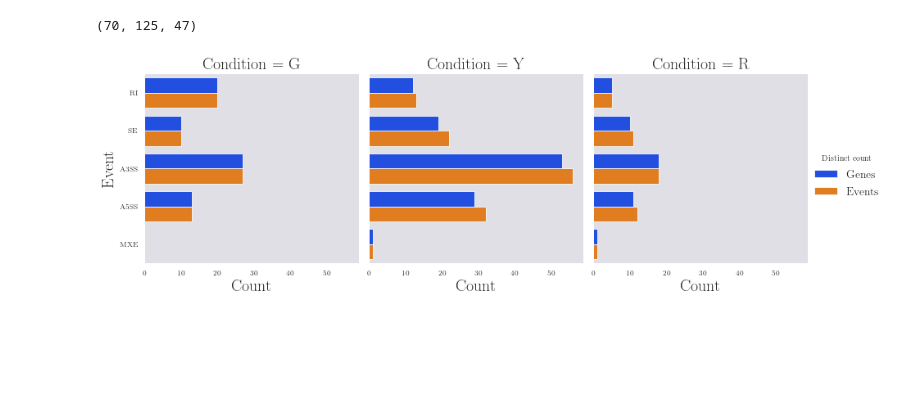
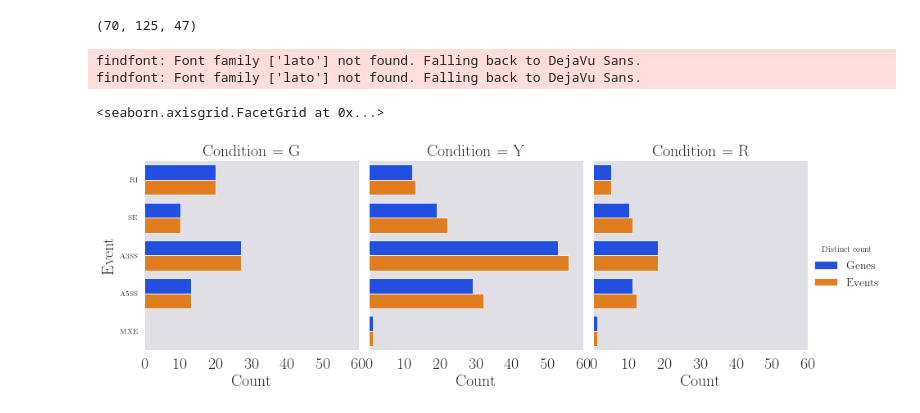
Before and after one commit to MiqueiasFernandes/bioinformatics, a Jupyter notebook: AS Bars Seaborn.ipynb, the cells around one changed output. Drawn from its saved outputs; the diff is of its cells as text; code cells hidden in the pictures; blank space fills up the shorter version.

```diff
--- a/AS Bars Seaborn.ipynb
+++ b/AS Bars Seaborn.ipynb
@@ -18,7 +18,7 @@ rc = {'lines.linewidth': 2,
       'axes.labelsize': LABEL_SIZE,
       'axes.titlesize': TITLE_SIZE,
       'legend.fontsize': 'x-large',
-      'font.family':'Lato', 'font.serif':['Lato'],
+      'font.family':'lato', 'font.serif':['lato'],
       'axes.facecolor': 'DFDFE5'}
 sns.set_context('paper', rc=rc)
 sns.set_style('dark', rc=rc)
@@ -80,11 +80,16 @@ data = pd.DataFrame(dt, columns=["Condition", "Event", "Distinct count", "Count"
 # %%
 g = sns.catplot(
     x="Count",
-    y="Event", 9
+    y="Event",
     hue="Distinct count",
     col="Condition",
     data=data, height=4, kind='bar', palette="bright")
+
+g.set_xticklabels(fontsize=20)
 # %% [output]
+findfont: Font family ['lato'] not found. Falling back to DejaVu Sans.
+findfont: Font family ['lato'] not found. Falling back to DejaVu Sans.
+<seaborn.axisgrid.FacetGrid at 0x...>
-[figure, old version]
+[figure, new version]
 # %%
 g.savefig('bars.as.svg')
```
Also changed, not shown: parts of 7 cells of this notebook.
